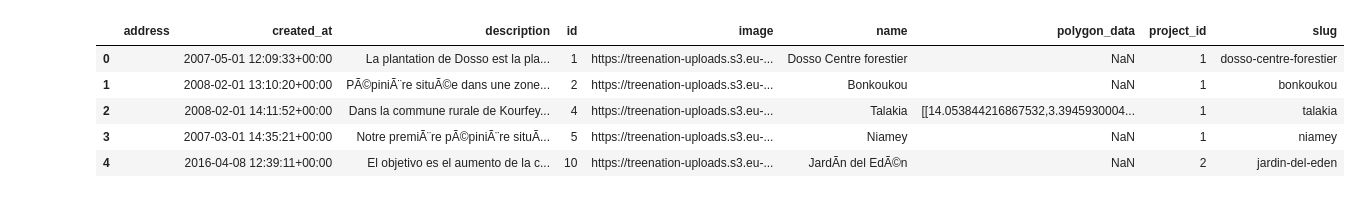
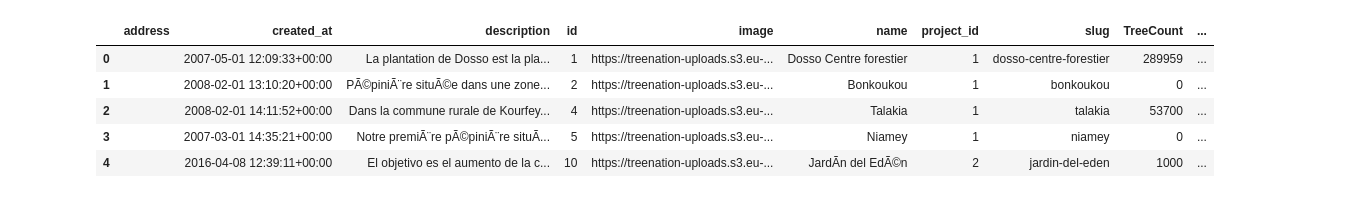
Before and after one commit to Societal-Computing/Forest_Monitoring, a Jupyter notebook: src/Tree_Nation-meta_data_pre.ipynb, the cells around one changed output. Saved outputs shown, nothing was run; the diff lists cells and outputs as text; code cells hidden in the pictures.

Commit message:
Tree Nation Updates

```diff
--- a/src/Tree_Nation-meta_data_pre.ipynb
+++ b/src/Tree_Nation-meta_data_pre.ipynb
@@ -13,12 +14,12 @@ data_treenation.to_csv('Tree_Nation.csv', index=False)
 # %%
-df=pd.read_csv("Tree_Nation.csv",encoding='latin-1')
+df=pd.read_csv("../input/TN/Tree_Nation.csv",encoding='latin-1')
 df.head()
 # %% [output]
-|  | address | created_at | description | id | image | name | polygon_data | project_id | slug |
-| 0 |  | 2007-05-01 12:09:33+00:00 | La plantation de Dosso est la pla... | 1 | https://treenation-uploads.s3.eu-... | Dosso Centre forestier | NaN | 1 | dosso-centre-forestier |
-| 1 |  | 2008-02-01 13:10:20+00:00 | PÃ©piniÃ¨re situÃ©e dans une zone... | 2 | https://treenation-uploads.s3.eu-... | Bonkoukou | NaN | 1 | bonkoukou |
-| 2 |  | 2008-02-01 14:11:52+00:00 | Dans la commune rurale de Kourfey... | 4 | https://treenation-uploads.s3.eu-... | Talakia | [[14.053844216867532,3.3945930004... | 1 | talakia |
-| 3 |  | 2007-03-01 14:35:21+00:00 | Notre premiÃ¨re pÃ©piniÃ¨re situÃ... | 5 | https://treenation-uploads.s3.eu-... | Niamey | NaN | 1 | niamey |
-| 4 |  | 2016-04-08 12:39:11+00:00 | El objetivo es el aumento de la c... | 10 | https://treenation-uploads.s3.eu-... | JardÃ­n del EdÃ©n | NaN | 2 | jardin-del-eden |
+|  | address | created_at | description | id | image | name | project_id | slug | TreeCount | ... |
+| 0 |  | 2007-05-01 12:09:33+00:00 | La plantation de Dosso est la pla... | 1 | https://treenation-uploads.s3.eu-... | Dosso Centre forestier | 1 | dosso-centre-forestier | 289959 | ... |
+| 1 |  | 2008-02-01 13:10:20+00:00 | PÃ©piniÃ¨re situÃ©e dans une zone... | 2 | https://treenation-uploads.s3.eu-... | Bonkoukou | 1 | bonkoukou | 0 | ... |
+| 2 |  | 2008-02-01 14:11:52+00:00 | Dans la commune rurale de Kourfey... | 4 | https://treenation-uploads.s3.eu-... | Talakia | 1 | talakia | 53700 | ... |
+| 3 |  | 2007-03-01 14:35:21+00:00 | Notre premiÃ¨re pÃ©piniÃ¨re situÃ... | 5 | https://treenation-uploads.s3.eu-... | Niamey | 1 | niamey | 0 | ... |
+| 4 |  | 2016-04-08 12:39:11+00:00 | El objetivo es el aumento de la c... | 10 | https://treenation-uploads.s3.eu-... | JardÃ­n del EdÃ©n | 2 | jardin-del-eden | 1000 | ... |
 # %%
 
```
Also changed, not shown: parts of 9 cells of this notebook.
